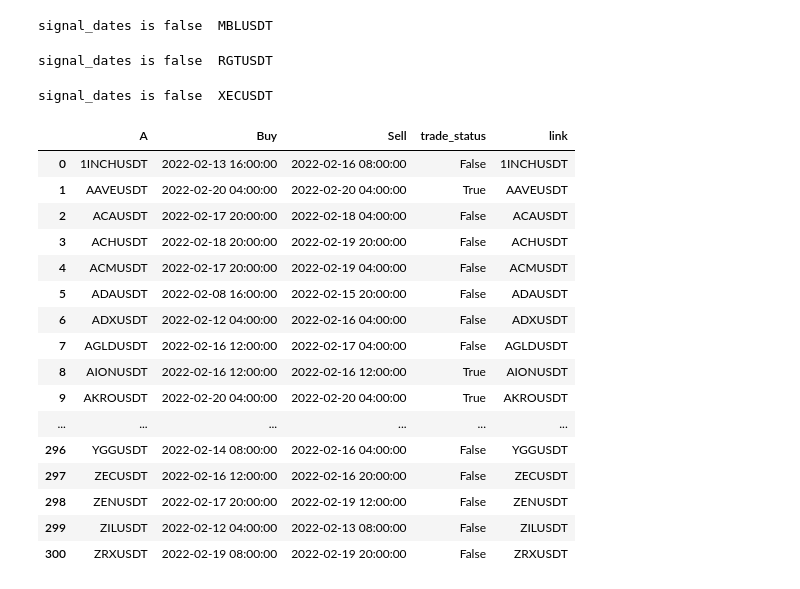
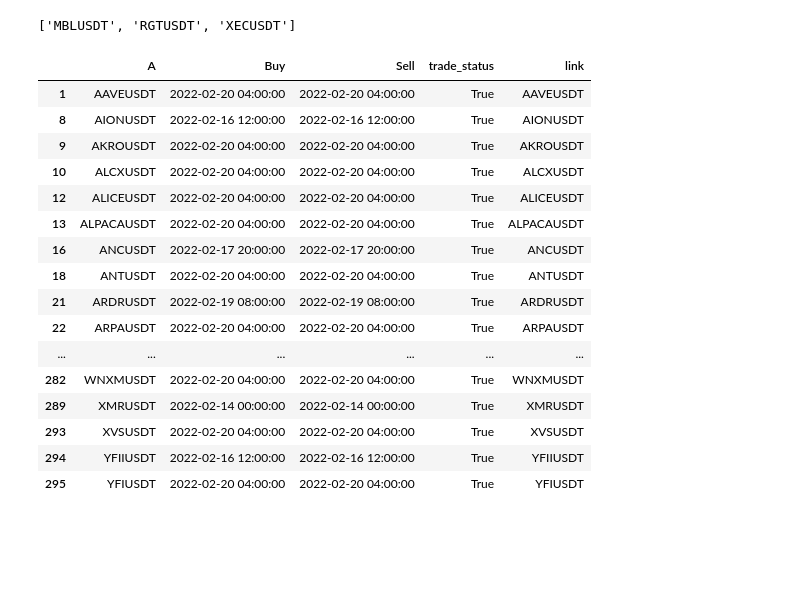
Before and after one commit to elcreek/work, a Jupyter notebook: peaksV4.ipynb, the cells around one changed output. Drawn from its saved outputs; the diff is of its cells as text; code cells hidden in the pictures; blank space fills up the shorter version.

```diff
--- a/peaksV4.ipynb
+++ b/peaksV4.ipynb
@@ -17,7 +17,8 @@ from IPython.display import display, HTML
 from tqdm import tqdm
 
 
-# pd.set_option('display.max_rows', 50)
+# pd.set_option('display.max_rows', None)
+pd.reset_option("display.max_rows")
 # %%
 def calc():
     # data=ccxt_data() # using it will reset all the params to default parms
@@ -153,9 +154,9 @@ def resulta():
 
         rows.append([symbol, buy[-1], selldate, trade_on])
 
-        table = pd.DataFrame(rows, columns=["A", "Buy","Sell", "trade_status"])
+        table = pd.DataFrame(rows, columns=["symbols", "Buy","Sell", "trade_status"])
 
-        table['link'] = table['A'].apply(lambda x: f'<a href="https://www.tradingview.com/chart/UOC7kIDx/?symbol=BINANCE%3A{x.replace("/","")}">{x}</a>')
+        table['link'] = table['symbols'].apply(lambda x: f'<a href="https://www.tradingview.com/chart/UOC7kIDx/?symbol=BINANCE%3A{x.replace("/","")}">{x}</a>')
 
 
     else:
@@ -164,7 +165,9 @@ def resulta():
         # i think maybe no signal found
         rows.append([symbol, 0, 0, 0])
         table = pd.DataFrame(rows, columns=["A", "Buy","Sell", "trade_status"])
-        print('signal_dates is false ', symbol)
+
+        # print('signal_dates is false ', symbol)
+        bad_pairs.append(symbol)
 
 
     return table
@@ -173,50 +176,61 @@ def resulta():
 n=9
 order=5
 rows = []
+bad_pairs=[]
 timeframe='4h'
 outdir=f"{os.getcwd()}/data/{timeframe}"
 
 
 # from ttm_squeeze.ipynb
 
 # use this optin for candidates from another scipt
 
 # %store -r list_of_candidate
 # list_of_candidate
 # for filename in tqdm(list_of_candidate):
 #     symbol = filename
 #     data = pd.read_csv(f"{outdir}/{filename}_{timeframe}.csv", index_col='Time')
 #     calc()
 #     signal_dates(n)
 #     resulta()
 
 # or use this to get the result of all coins
 for filename in tqdm(os.listdir(outdir)):
     symbol = filename.replace(f"_{timeframe}.csv","")
     data = pd.read_csv(f"{outdir}/{filename}", index_col='Time')
+
+    # sppeed the process by selecting only the last 20 candles if the data
+    # but it wont work; maybe fix it later
+    # data = data[-50:]
+
     calc()
     signal_dates(n)
     resulta()
 
-display(HTML(table.to_html(escape=False)))
+# pairs with no buy or sell signal
+print(f"pairs with no signal : \n{bad_pairs}")
+
+# display all coins
+# display(HTML(table.to_html(escape=False)))
+
+# display only the coins that no sell has been found yet
+display(HTML(table[table.trade_status == True].to_html(escape=False)))
 # %% [output]
-signal_dates is false  MBLUSDT
+['MBLUSDT', 'RGTUSDT', 'XECUSDT']
-signal_dates is false  RGTUSDT
-signal_dates is false  XECUSDT
 |  | A | Buy | Sell | trade_status | link |
-| 0 | 1INCHUSDT | 2022-02-13 16:00:00 | 2022-02-16 08:00:00 | False | 1INCHUSDT |
 | 1 | AAVEUSDT | 2022-02-20 04:00:00 | 2022-02-20 04:00:00 | True | AAVEUSDT |
-| 2 | ACAUSDT | 2022-02-17 20:00:00 | 2022-02-18 04:00:00 | False | ACAUSDT |
-| 3 | ACHUSDT | 2022-02-18 20:00:00 | 2022-02-19 20:00:00 | False | ACHUSDT |
-| 4 | ACMUSDT | 2022-02-17 20:00:00 | 2022-02-19 04:00:00 | False | ACMUSDT |
-| 5 | ADAUSDT | 2022-02-08 16:00:00 | 2022-02-15 20:00:00 | False | ADAUSDT |
-| 6 | ADXUSDT | 2022-02-12 04:00:00 | 2022-02-16 04:00:00 | False | ADXUSDT |
-| 7 | AGLDUSDT | 2022-02-16 12:00:00 | 2022-02-17 04:00:00 | False | AGLDUSDT |
 | 8 | AIONUSDT | 2022-02-16 12:00:00 | 2022-02-16 12:00:00 | True | AIONUSDT |
 | 9 | AKROUSDT | 2022-02-20 04:00:00 | 2022-02-20 04:00:00 | True | AKROUSDT |
+| 10 | ALCXUSDT | 2022-02-20 04:00:00 | 2022-02-20 04:00:00 | True | ALCXUSDT |
+| 12 | ALICEUSDT | 2022-02-20 04:00:00 | 2022-02-20 04:00:00 | True | ALICEUSDT |
+| 13 | ALPACAUSDT | 2022-02-20 04:00:00 | 2022-02-20 04:00:00 | True | ALPACAUSDT |
+| 16 | ANCUSDT | 2022-02-17 20:00:00 | 2022-02-17 20:00:00 | True | ANCUSDT |
+| 18 | ANTUSDT | 2022-02-20 04:00:00 | 2022-02-20 04:00:00 | True | ANTUSDT |
+| 21 | ARDRUSDT | 2022-02-19 08:00:00 | 2022-02-19 08:00:00 | True | ARDRUSDT |
+| 22 | ARPAUSDT | 2022-02-20 04:00:00 | 2022-02-20 04:00:00 | True | ARPAUSDT |
 | ... | ... | ... | ... | ... | ... |
-| 296 | YGGUSDT | 2022-02-14 08:00:00 | 2022-02-16 04:00:00 | False | YGGUSDT |
-| 297 | ZECUSDT | 2022-02-16 12:00:00 | 2022-02-16 20:00:00 | False | ZECUSDT |
-| 298 | ZENUSDT | 2022-02-17 20:00:00 | 2022-02-19 12:00:00 | False | ZENUSDT |
-| 299 | ZILUSDT | 2022-02-12 04:00:00 | 2022-02-13 08:00:00 | False | ZILUSDT |
-| 300 | ZRXUSDT | 2022-02-19 08:00:00 | 2022-02-19 20:00:00 | False | ZRXUSDT |
+| 282 | WNXMUSDT | 2022-02-20 04:00:00 | 2022-02-20 04:00:00 | True | WNXMUSDT |
+| 289 | XMRUSDT | 2022-02-14 00:00:00 | 2022-02-14 00:00:00 | True | XMRUSDT |
+| 293 | XVSUSDT | 2022-02-20 04:00:00 | 2022-02-20 04:00:00 | True | XVSUSDT |
+| 294 | YFIIUSDT | 2022-02-16 12:00:00 | 2022-02-16 12:00:00 | True | YFIIUSDT |
+| 295 | YFIUSDT | 2022-02-20 04:00:00 | 2022-02-20 04:00:00 | True | YFIUSDT |
```
Also changed, not shown: parts of 1 cell of this notebook, 5 other files.
